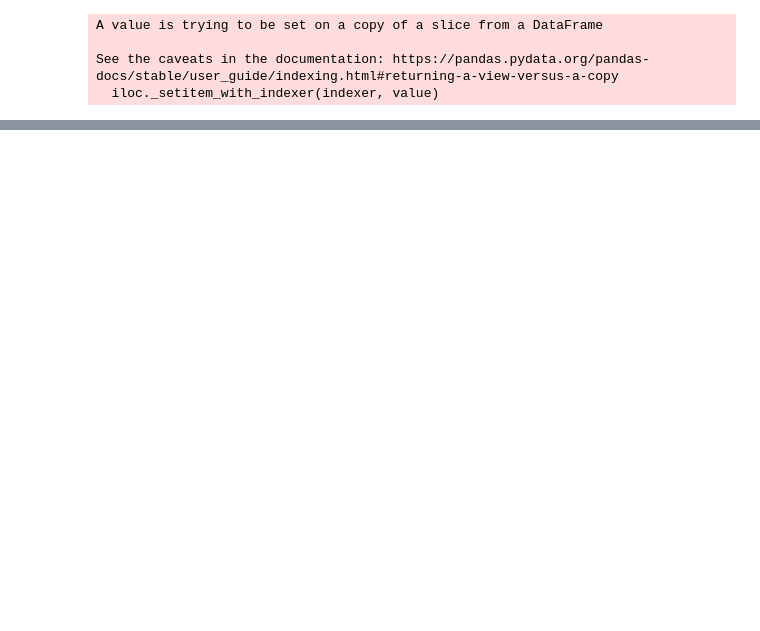
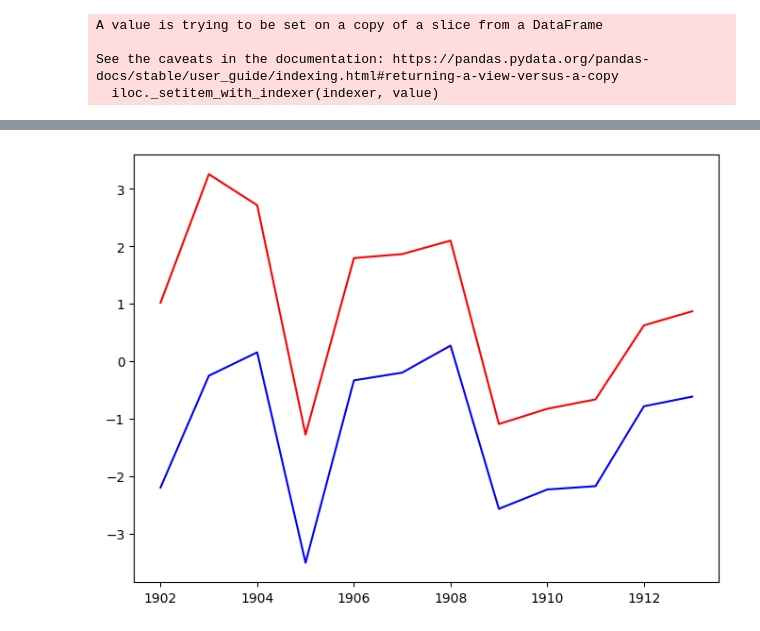
Before and after one commit to lucatoss/caja-de-conversi-n, a Jupyter notebook: La primera caja de conversión en cifras.ipynb, the cells around one changed output, grey strips where cells are left out. Drawn from its saved outputs; the diff is of its cells as text; code cells hidden in the pictures; blank space fills up the shorter version.

```diff
--- a/La primera caja de conversión en cifras.ipynb
+++ b/La primera caja de conversión en cifras.ipynb
@@ -275,0 +290,23 @@ plt.show()
+# %%
+resultado = pd.read_excel(fiscal_ferreres, sheet_name="Resultado PBI")
+# %%
+new_header = resultado.iloc[0]
+
+#eliminar titulos Carga
+resultado= resultado[5:]
+resultado.columns = new_header
+# %%
+resultado= resultado.fillna(0)
+resultado['Año'] = pd.to_numeric(resultado['Año'])
+# %%
+resultado_corte = resultado[(resultado['Año'] > año1) & (resultado['Año'] < año2)]
+resultado_corte = resultado_corte.reset_index()
+# %%
+figure(figsize=(8, 6), dpi=100)
+
+plt.plot(resultado_corte['Año'], resultado_corte['Resultado Primario'], color='r')
+plt.plot(resultado_corte['Año'], resultado_corte['Resultado Financiero'], color='b')
+
+plt.show()
+# %% [output]
+[figure, added]
```
Also changed, not shown: parts of 11 cells of this notebook.
